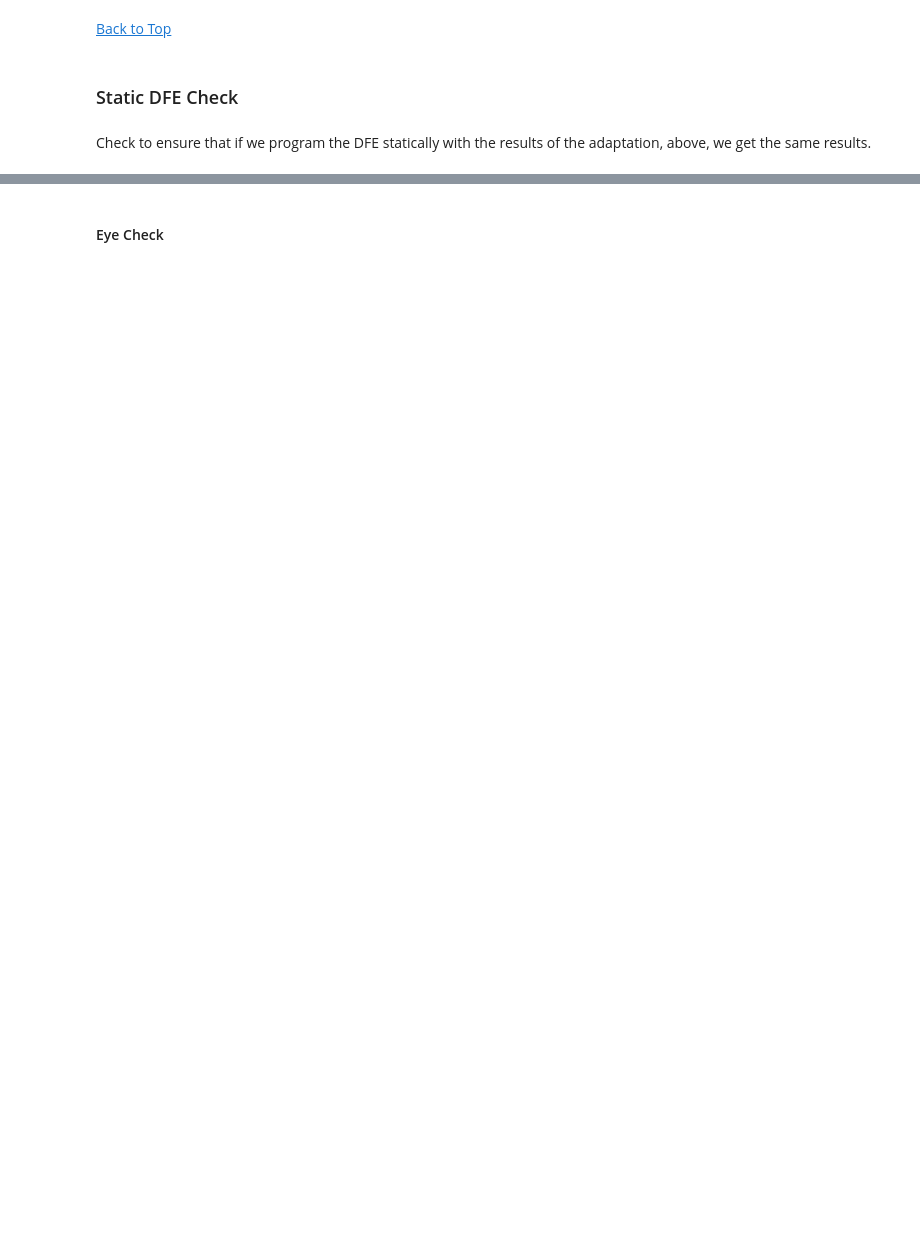
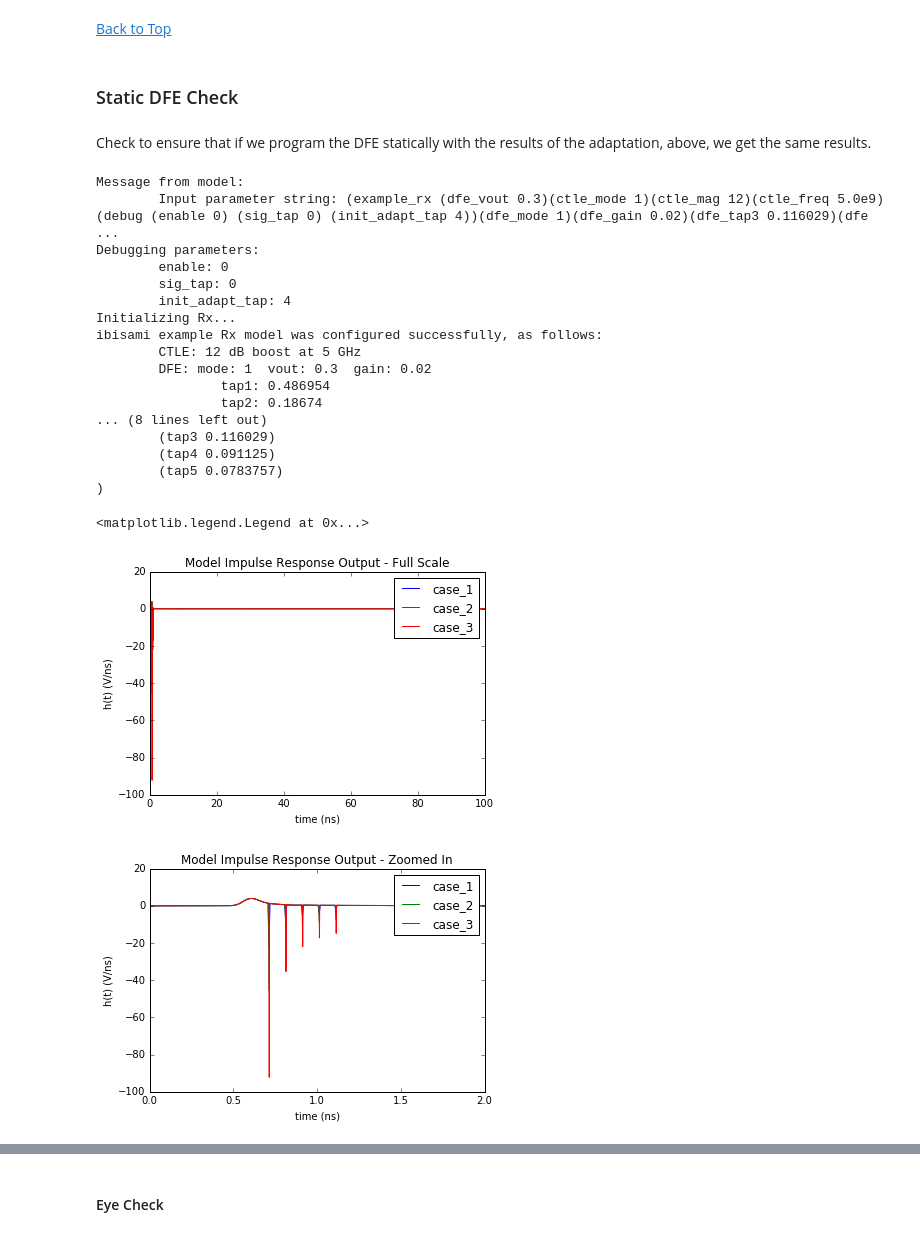
Before and after one commit to capn-freako/ibisami, a Jupyter notebook: example/ibisami_Example_Models_Tester.ipynb, the cells around one changed output, grey strips where cells are left out. Saved outputs shown, nothing was run; the diff lists cells and outputs as text; code cells hidden in the pictures; blank space fills up the shorter version.

```diff
--- a/example/ibisami_Example_Models_Tester.ipynb
+++ b/example/ibisami_Example_Models_Tester.ipynb
@@ -29,7 +31,8 @@ from matplotlib import pyplot   as plt
 from numpy      import array
 from pyibisami  import amimodel as ami
 
-gTxDLLName   = "example_tx_x86_amd64.so"
+# gTxDLLName   = "example_tx_x86_amd64.so"
+gTxDLLName   = "example_tx_x86.dll"
 gBitRate     = 10.e9
 gSampsPerBit = 32
 gNumBits     = 100
@@ -194,7 +197,8 @@ After GetWave() call:
 # %% [markdown]
 ### Basic Sanity Check <a name="rx_basic_sanity_check"/>
 # %%
-gRxDLLName   = "example_rx_x86_amd64.so"
+# gRxDLLName   = "example_rx_x86_amd64.so"
+gRxDLLName   = "example_rx_x86.dll"
 
 bit_time         = 1. / gBitRate
 sample_interval  = bit_time / gSampsPerBit
@@ -434,11 +487,11 @@ for i in range(10, gEyeBits - 2):
 Check to ensure that if we program the DFE statically with the results of the adaptation, above, we get the same results.
 # %%
 rx_init.ami_params['dfe_mode'] = 1
-rx_init.ami_params['dfe_tap1'] = 0.340935
-rx_init.ami_params['dfe_tap2'] = 0.114638
-rx_init.ami_params['dfe_tap3'] = 0.0426577
-rx_init.ami_params['dfe_tap4'] = 0.0350241
-rx_init.ami_params['dfe_tap5'] = 0.0270322
+rx_init.ami_params['dfe_tap1'] = 0.486954
+rx_init.ami_params['dfe_tap2'] = 0.18674
+rx_init.ami_params['dfe_tap3'] = 0.116029
+rx_init.ami_params['dfe_tap4'] = 0.091125
+rx_init.ami_params['dfe_tap5'] = 0.0783757
 
 case = 1
 for samps_per_bit in [16, 32, 64]:
@@ -461,30 +514,51 @@ for samps_per_bit in [16, 32, 64]:
 
     plt.figure(3)
     plt.plot(t * 1.e9, step_resp, label="case_%d"%case)
 
     case += 1
 
 print "Message from model:"
 print "\t", my_rx.msg
 print "Parameter string from model:"
 print "\t", my_rx.ami_params_out
 
 plt.figure(1)
 plt.title("Model Impulse Response Output - Full Scale")
 plt.xlabel("time (ns)")
 plt.ylabel("h(t) (V/ns)")
 plt.legend()
 
 plt.figure(2)
 plt.title("Model Impulse Response Output - Zoomed In")
 plt.xlabel("time (ns)")
 plt.ylabel("h(t) (V/ns)")
 plt.axis(xmax = gRxZoomBits * bit_time * 1.e9)
 plt.legend()
 
 plt.figure(3)
 plt.title("Model Step Response Output - Zoomed In")
 plt.xlabel("time (ns)")
 plt.ylabel("s(t) (V)")
 plt.axis(xmax = gRxZoomBits * bit_time * 1.e9)
 plt.legend()
+# %% [output]
+Message from model:
+        Input parameter string: (example_rx (dfe_vout 0.3)(ctle_mode 1)(ctle_mag 12)(ctle_freq 5.0e9)(debug (enable 0) (sig_tap 0) (init_adapt_tap 4))(dfe_mode 1)(dfe_gain 0.02)(dfe_tap3 0.116029)(dfe ...
+Debugging parameters:
+        enable: 0
+        sig_tap: 0
+        init_adapt_tap: 4
+Initializing Rx...
+ibisami example Rx model was configured successfully, as follows:
+        CTLE: 12 dB boost at 5 GHz
+        DFE: mode: 1  vout: 0.3  gain: 0.02
+                tap1: 0.486954
+                tap2: 0.18674
+... (8 lines left out)
+        (tap3 0.116029)
+        (tap4 0.091125)
+        (tap5 0.0783757)
+)
+<matplotlib.legend.Legend at 0x...>
+[figure, added]
+[figure, added]
```
Also changed, not shown: parts of 14 cells of this notebook, 13 other files.
